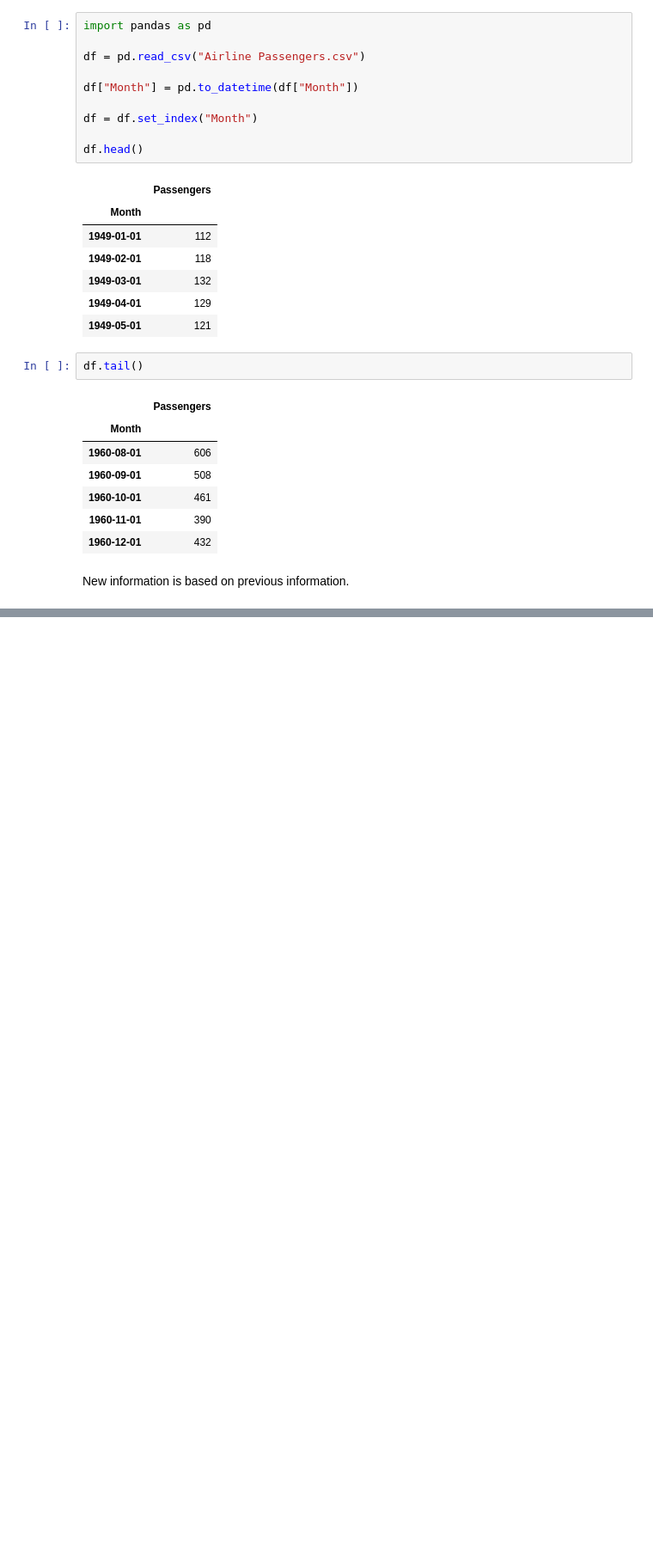
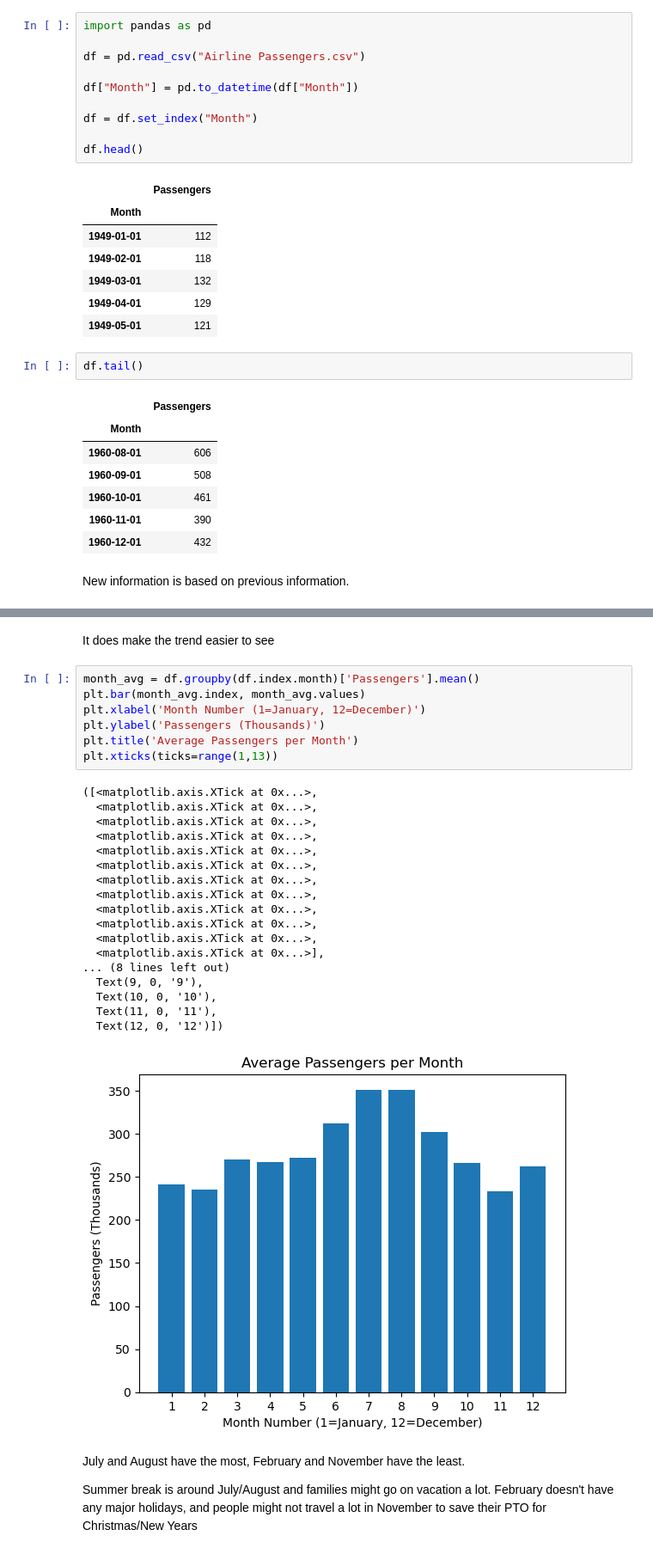
Before and after one commit to BrianFri/Time_Series, a Jupyter notebook: Time_Series.ipynb, the cells around one changed output, grey strips where cells are left out. Shown at 86% size. Drawn from its saved outputs; the diff is of its cells as text; blank space fills up the shorter version.

```diff
--- a/Time_Series.ipynb
+++ b/Time_Series.ipynb
@@ -30,0 +58,32 @@ New information is based on previous information.
+# %% [markdown]
+It does make the trend easier to see
+# %%
+month_avg = df.groupby(df.index.month)['Passengers'].mean()
+plt.bar(month_avg.index, month_avg.values)
+plt.xlabel('Month Number (1=January, 12=December)')
+plt.ylabel('Passengers (Thousands)')
+plt.title('Average Passengers per Month')
+plt.xticks(ticks=range(1,13))
+# %% [output]
+([<matplotlib.axis.XTick at 0x...>,
+  <matplotlib.axis.XTick at 0x...>,
+  <matplotlib.axis.XTick at 0x...>,
+  <matplotlib.axis.XTick at 0x...>,
+  <matplotlib.axis.XTick at 0x...>,
+  <matplotlib.axis.XTick at 0x...>,
+  <matplotlib.axis.XTick at 0x...>,
+  <matplotlib.axis.XTick at 0x...>,
+  <matplotlib.axis.XTick at 0x...>,
+  <matplotlib.axis.XTick at 0x...>,
+  <matplotlib.axis.XTick at 0x...>,
+  <matplotlib.axis.XTick at 0x...>],
+... (8 lines left out)
+  Text(9, 0, '9'),
+  Text(10, 0, '10'),
+  Text(11, 0, '11'),
+  Text(12, 0, '12')])
+[figure, added]
+# %% [markdown]
+July and August have the most, February and November have the least.
+
+Summer break is around July/August and families might go on vacation a lot. February doesn't have any major holidays, and people might not travel a lot in November to save their PTO for Christmas/New Years
```
Also changed, not shown: parts of 4 cells of this notebook.
